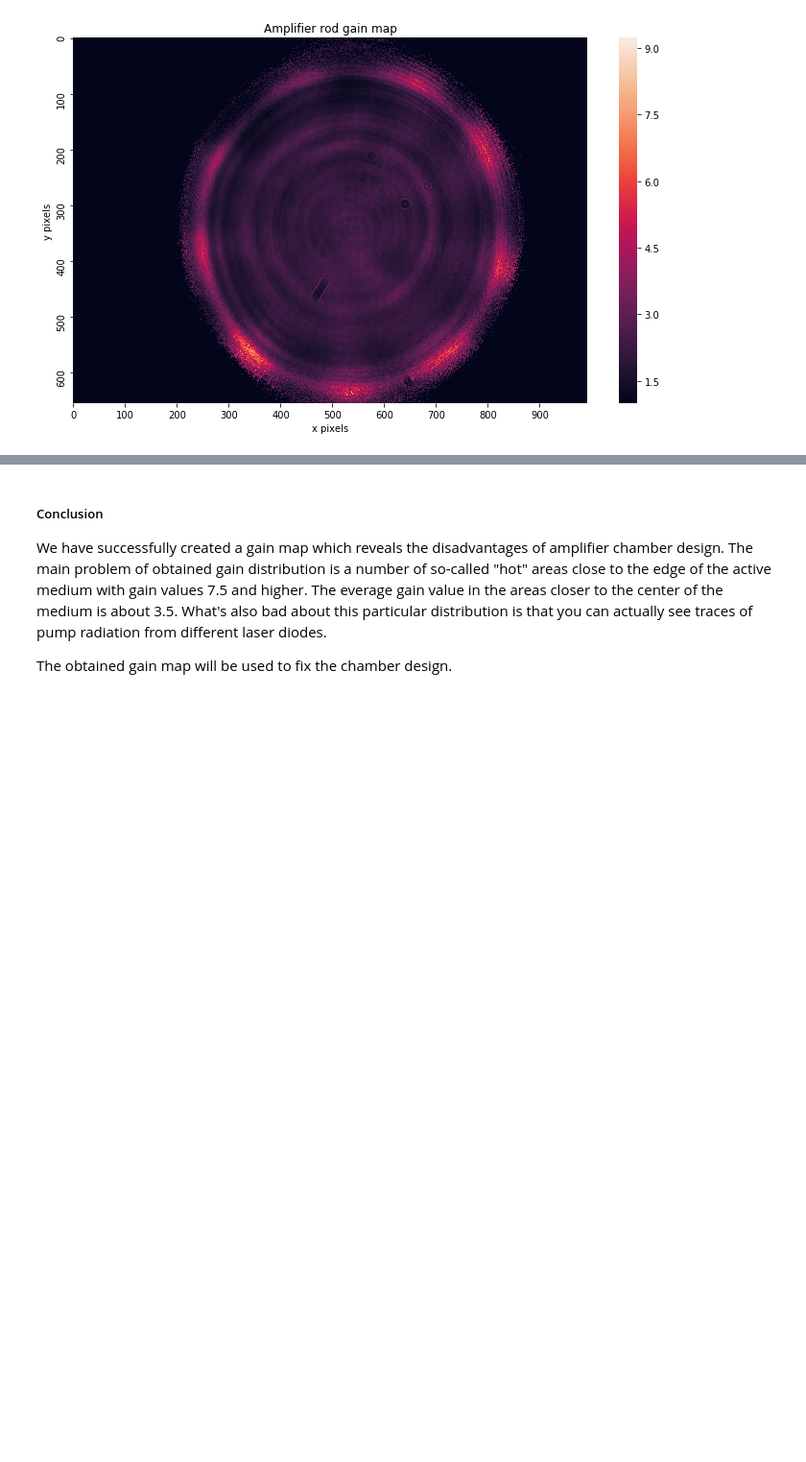
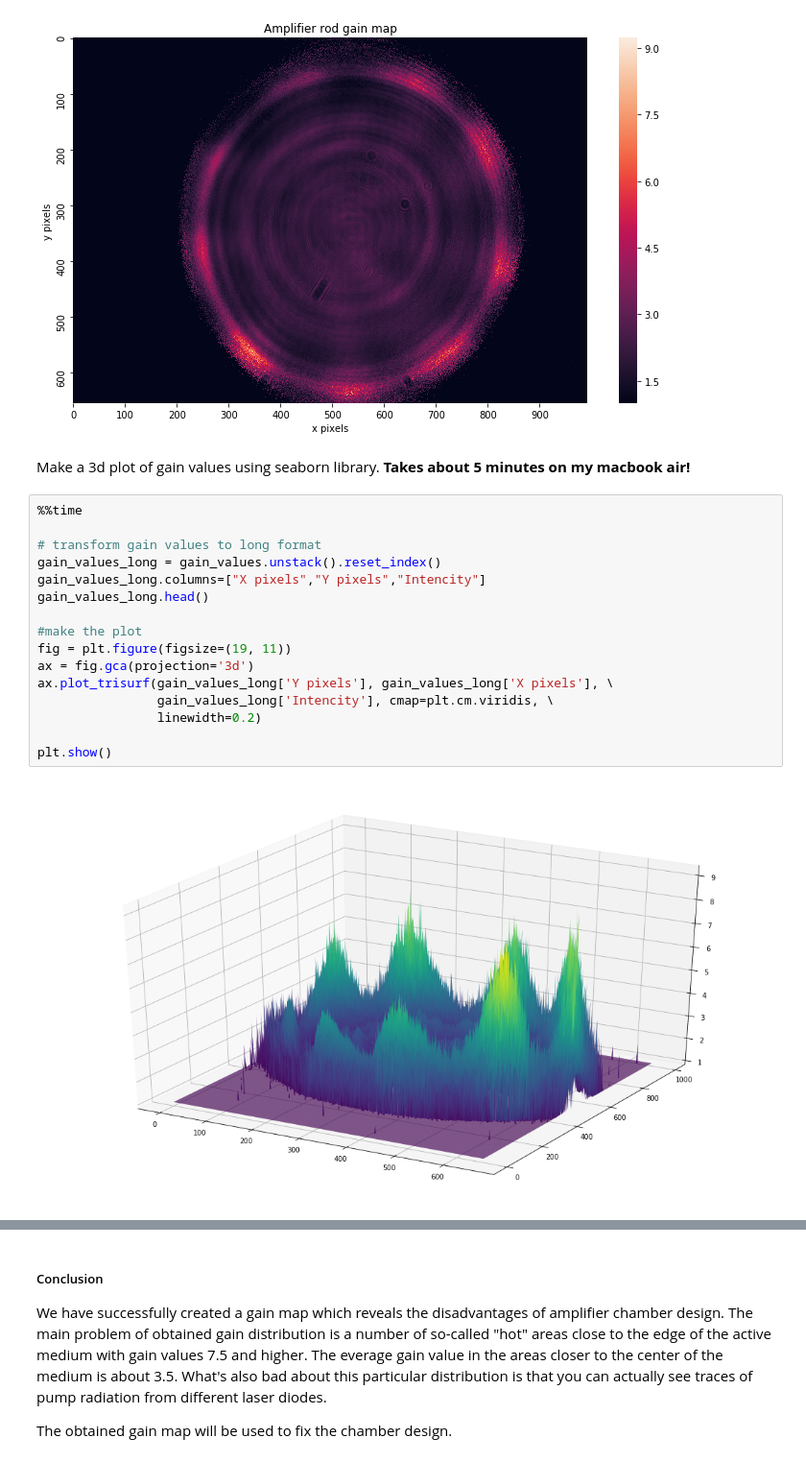
Before and after one commit to lepchenkov/Laser_amplification_mapper, a Jupyter notebook: Beam_Intensity_Analisys.ipynb, the cells around one changed output, grey strips where cells are left out. Shown at 96% size. Saved outputs shown, nothing was run; the diff lists cells and outputs as text; blank space fills up the shorter version.

Commit message:
add seaborn 3d surface plot for gain map

```diff
--- a/Beam_Intensity_Analisys.ipynb
+++ b/Beam_Intensity_Analisys.ipynb
@@ -188,3 +188,23 @@ plt.title('Amplifier rod gain map')
 plt.show()
 # %% [output]
 [figure]
+# %% [markdown]
+<p>Make a 3d plot of gain values using seaborn library. <b>Takes about 5 minutes on my macbook air!</b></p>
+# %%
+%%time
+
+# transform gain values to long format
+gain_values_long = gain_values.unstack().reset_index()
+gain_values_long.columns=["X pixels","Y pixels","Intencity"]
+gain_values_long.head()
+
+#make the plot
+fig = plt.figure(figsize=(19, 11))
+ax = fig.gca(projection='3d')
+ax.plot_trisurf(gain_values_long['Y pixels'], gain_values_long['X pixels'], \
+                gain_values_long['Intencity'], cmap=plt.cm.viridis, \
+                linewidth=0.2)
+
+plt.show()
+# %% [output]
+[figure, added]
```
Also changed, not shown: parts of 3 cells of this notebook.
